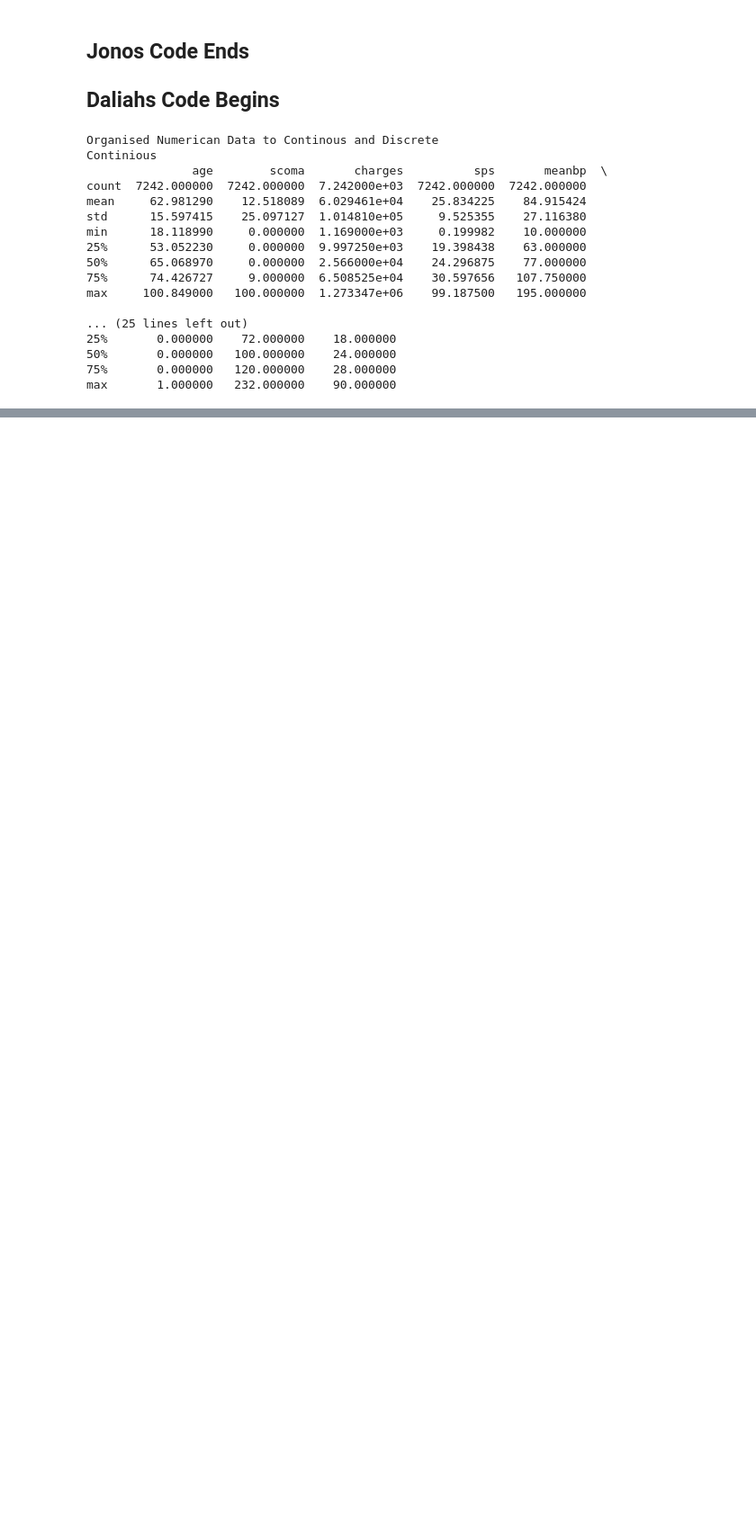
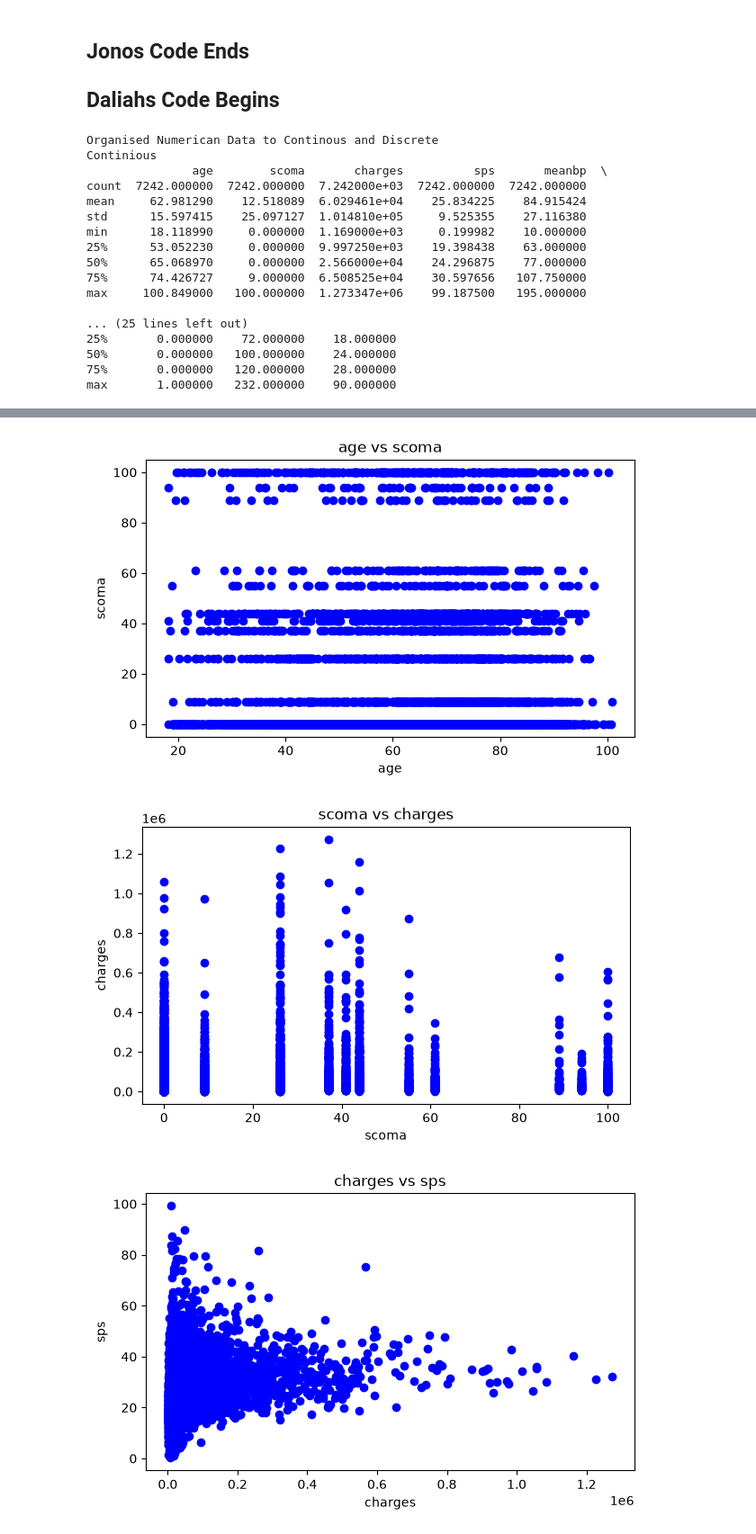
Before and after one commit to ChrisJHM6446/ENGE707_Project, a Jupyter notebook: ENGE707_Project.ipynb, the cells around one changed output, grey strips where cells are left out. Shown at 90% size. Drawn from its saved outputs; the diff is of its cells as text; code cells hidden in the pictures; blank space fills up the shorter version.

```diff
--- a/ENGE707_Project.ipynb
+++ b/ENGE707_Project.ipynb
@@ -969,0 +986,26 @@ for col in numeric_cols_cleaned_version:#plotting with a loop to reduce repition
+# %%
+#scatter plots to see the relationship between the continuous numerical data
+
+columns = numericalContinious_clean.columns.tolist()
+
+for index, col in enumerate(columns[:-1]):
+    next_col = columns[index + 1]
+
+    plot_data = df_clean[[col, next_col]].dropna()
+
+    plt.figure(figsize=(7, 4))
+    plt.scatter(
+        plot_data[col],
+        plot_data[next_col],
+        color="blue",
+        marker="o"
+    )
+
+    plt.title(f"{col} vs {next_col}")
+    plt.xlabel(col)
+    plt.ylabel(next_col)
+    plt.show()
+# %% [output]
+[figure, added]
+[figure, added]
+[figure, added]
```
Also changed, not shown: parts of 5 cells of this notebook.
